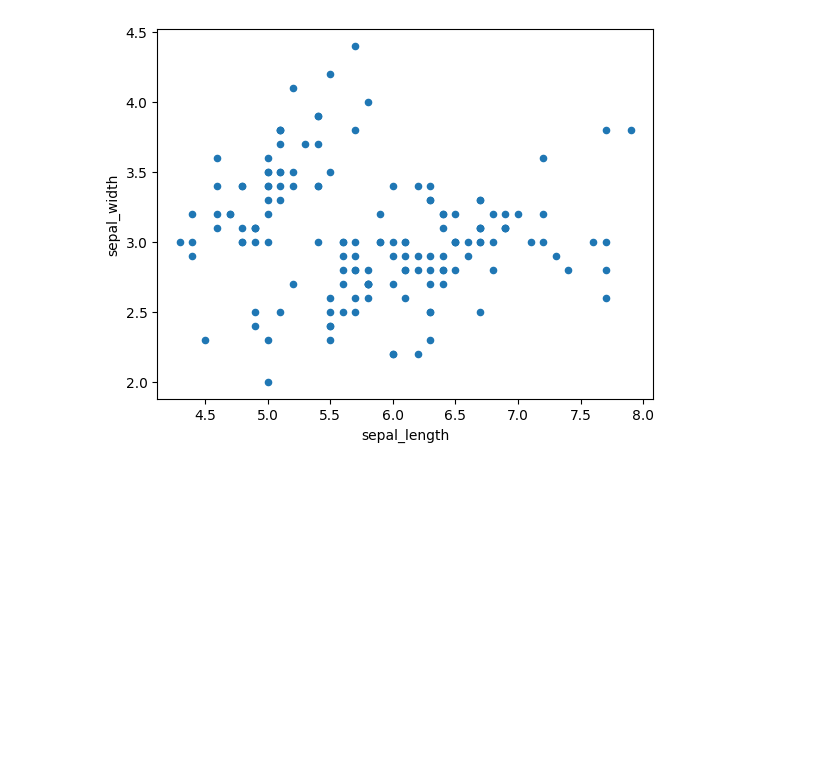
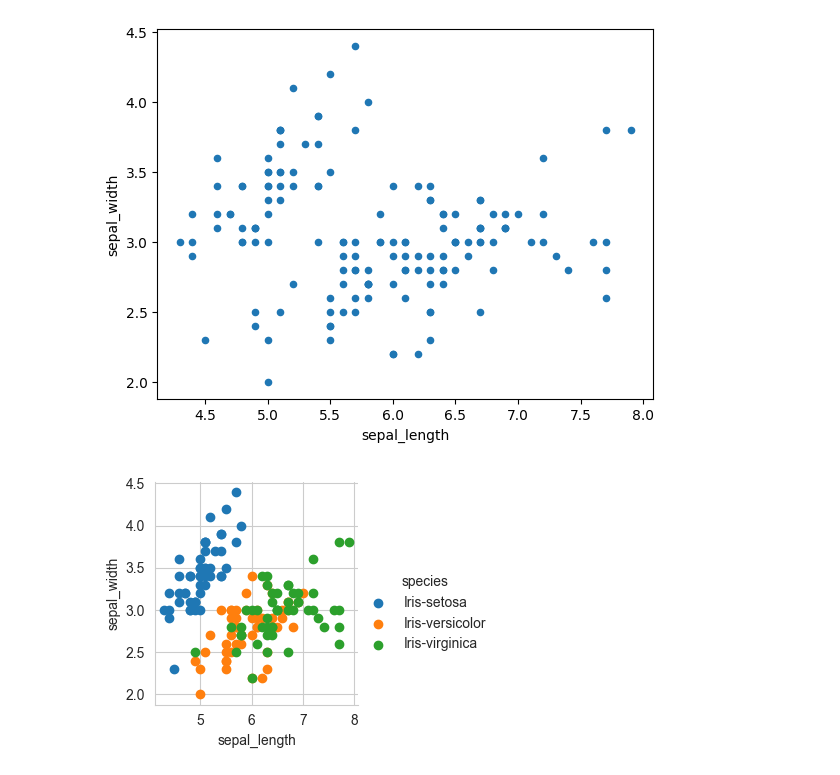
Before and after one commit to thisispawann/data-science-fundamentals, a Jupyter notebook: eda-data-visualization/untilted.ipynb, the cells around one changed output. Drawn from its saved outputs; the diff is of its cells as text; code cells hidden in the pictures; blank space fills up the shorter version.

Commit message:
scatter plot with color

```diff
--- a/eda-data-visualization/untilted.ipynb
+++ b/eda-data-visualization/untilted.ipynb
@@ -55,3 +55,15 @@ plt.show()
 # what if we color the points by their class label/flower type
 # %% [output]
 [figure]
+# %%
+# 2-D scatter plot with color for each flower type/class
+sns.set_style("whitegrid")
+sns.FacetGrid(iris, hue='species') \
+    .map(plt.scatter, 'sepal_length', 'sepal_width') \
+        .add_legend()
+plt.show()
+
+#FacetGrid -> gives grid structure
+#hue -> which column should i color
+# %% [output]
+[figure, added]
```
